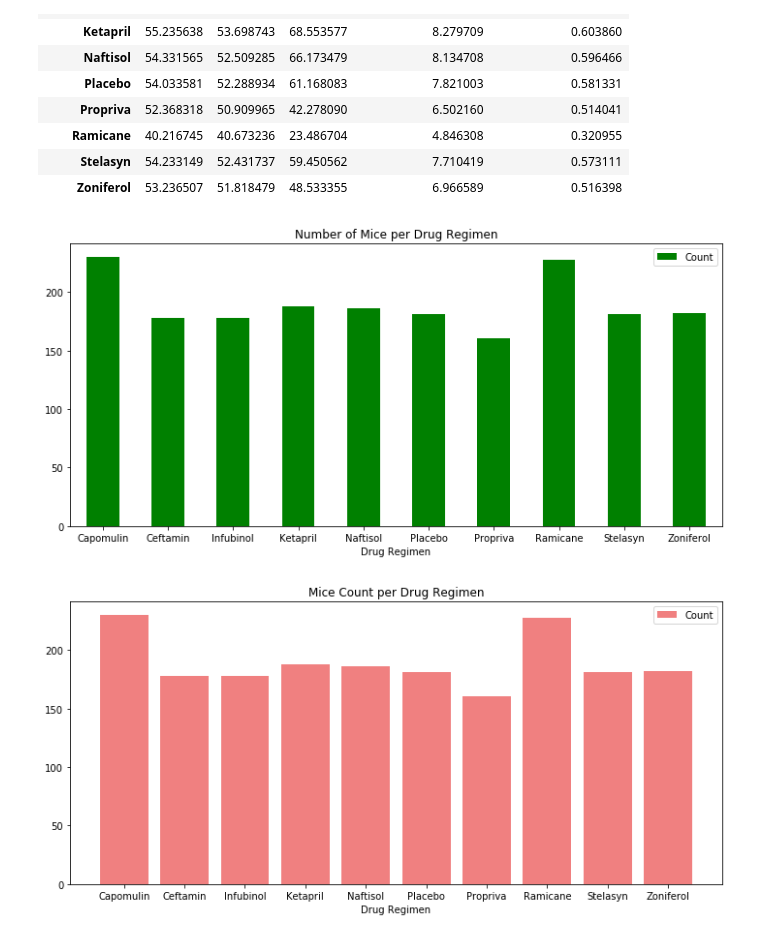
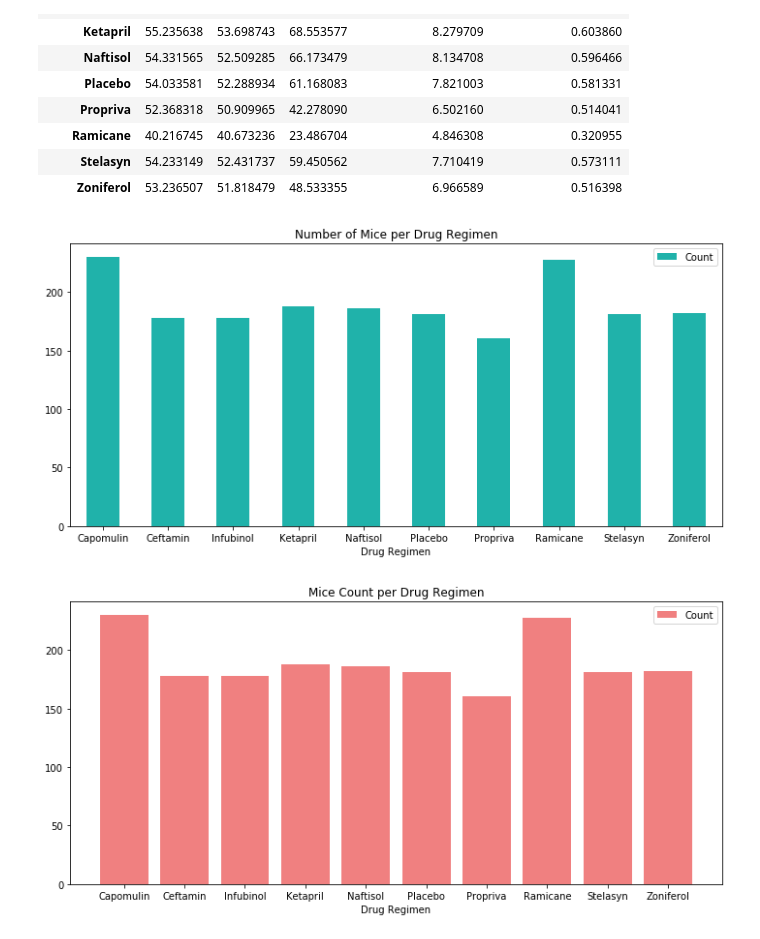
Before and after one commit to tnatoli29/Matplotlib-Challenge, a Jupyter notebook: The Power of Plots.ipynb, the cells around one changed output. Drawn from its saved outputs; the diff is of its cells as text; code cells hidden in the pictures.

```diff
--- a/The Power of Plots.ipynb
+++ b/The Power of Plots.ipynb
@@ -67,22 +67,22 @@ tumor_summary
 # %%
 #Create a bar graph using pandas for total number of mice for each treatment
 drug_group = merged_data.groupby("Drug Regimen")
 
 #Find the number of mice
 mice_group = drug_group["Mouse ID"].count()
 
 #Set up the chart
 mice_chart = mice_group.plot(kind= "bar", figsize= (10,5), title = "Number of Mice per Drug Regimen",
-                             color = "green", rot = 0)
+                             color = "lightseagreen", rot = 0)
 
 #Print the chart
 mice_chart
 
 #Clean the chart up and add legend
 plt.legend(["Count"])
 plt.tight_layout()
 # %% [output]
-[figure, old version]
+[figure, new version]
 # %%
 #Create a bar graph using matplotlib for total number of mice for each treatment
 #Set up the x_axis
```
Also changed, not shown: parts of 4 cells of this notebook.
